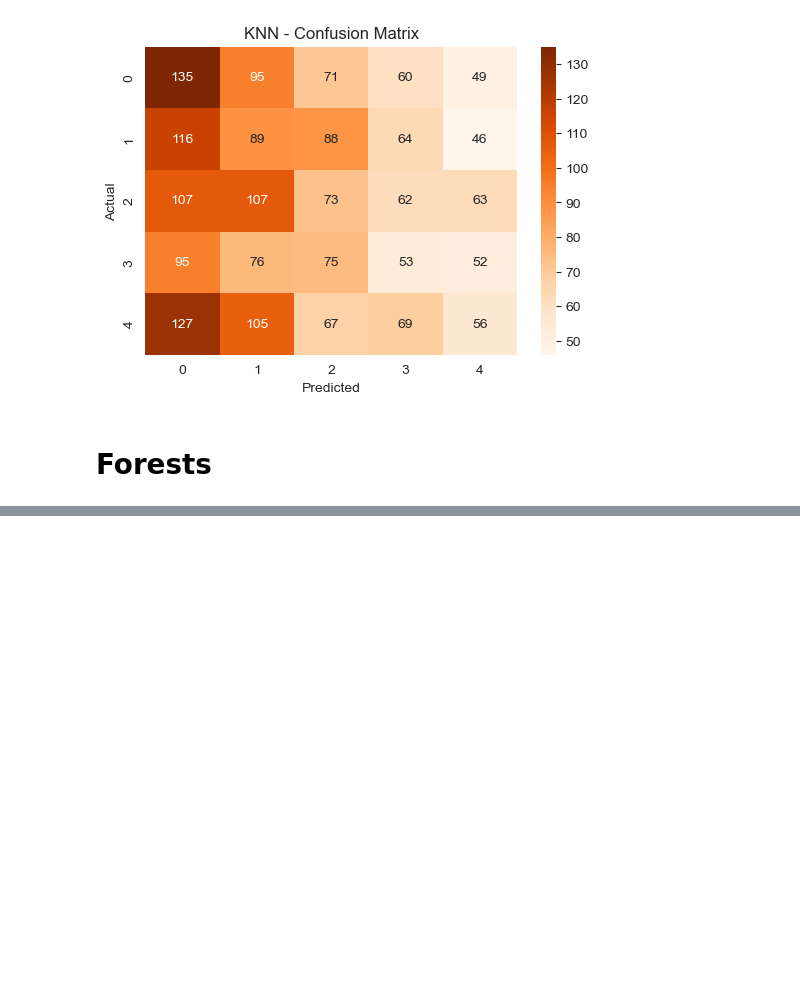
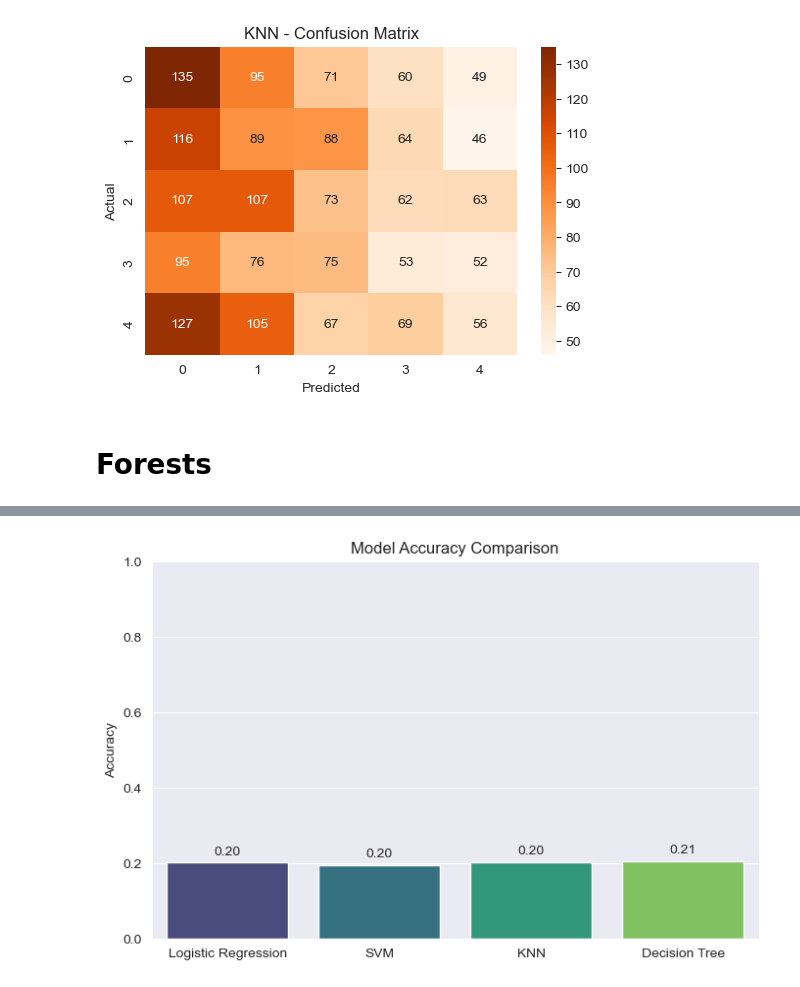
Before and after one commit to Sagar-S-R/carPriceAnalysis, a Jupyter notebook: analysis/carPriceAnaysis.ipynb, the cells around one changed output, grey strips where cells are left out. Cells and saved outputs as stored; diff of their text form; code cells hidden in the pictures; blank space fills up the shorter version.

```diff
--- a/analysis/carPriceAnaysis.ipynb
+++ b/analysis/carPriceAnaysis.ipynb
@@ -250,0 +287,14 @@ best_tree = grid_tree.best_estimator_
+# %%
+models = ['Logistic Regression', 'SVM', 'KNN', 'Decision Tree']
+accuracies = [acc_lr, acc_svm, acc_knn, acc_tree]
+# %%
+plt.figure(figsize=(8,5))
+sns.barplot(x=models, y=accuracies, palette='viridis')
+plt.ylabel("Accuracy")
+plt.ylim(0,1)
+plt.title("Model Accuracy Comparison")
+for index, value in enumerate(accuracies):
+    plt.text(index, value+0.02, f"{value:.2f}", ha='center')
+plt.show()
+# %% [output]
+[figure, added]
```
Also changed, not shown: parts of 4 cells of this notebook.
